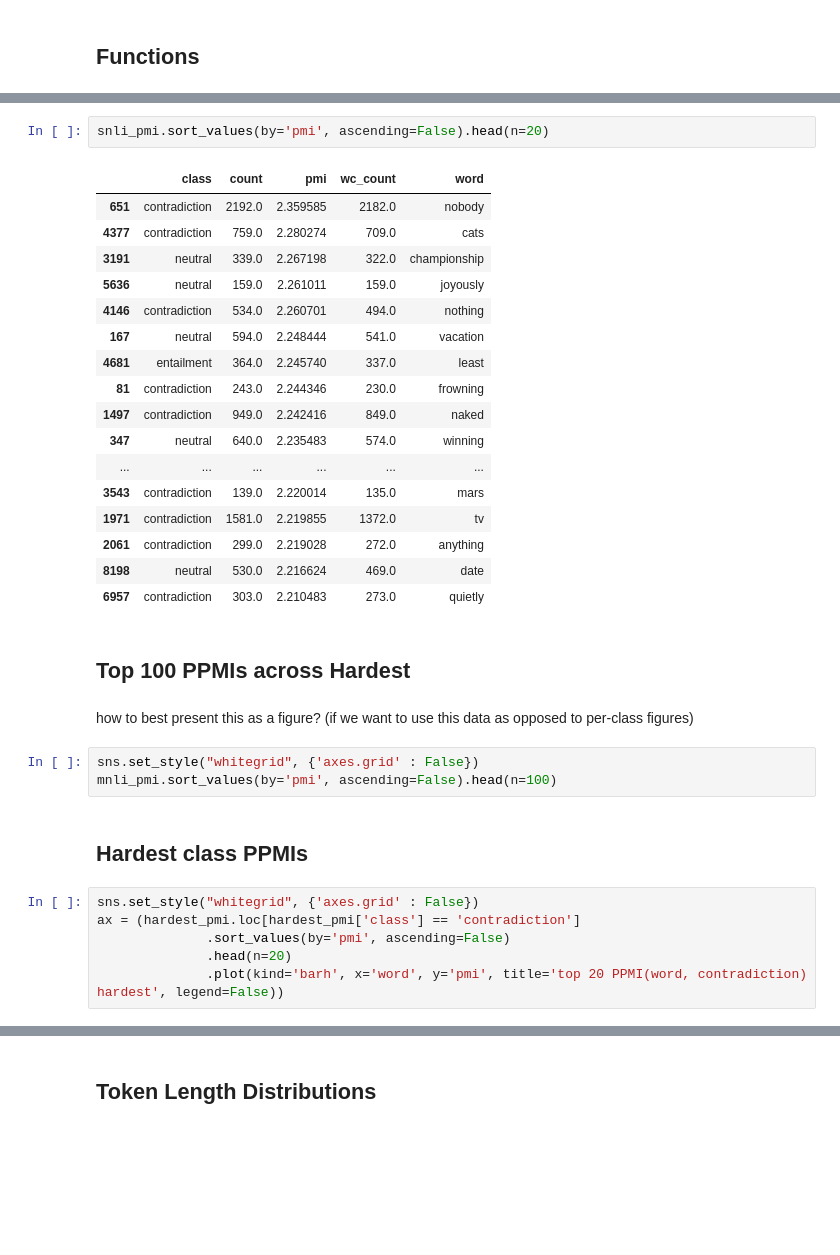
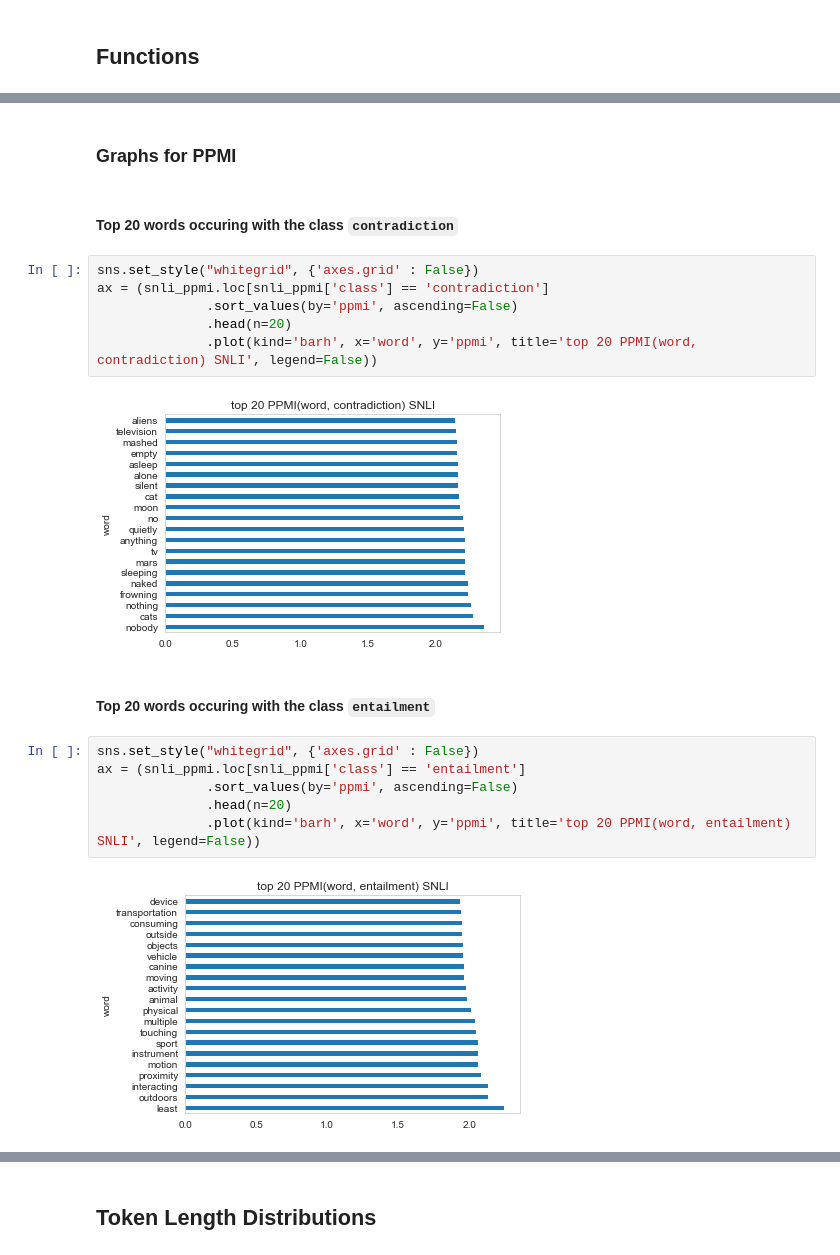
Before and after one commit to swabhs/notebooks, a Jupyter notebook: annotation_artifacts.ipynb, the cells around one changed output, grey strips where cells are left out. Drawn from its saved outputs; the diff is of its cells as text; blank space fills up the shorter version.

```diff
--- a/annotation_artifacts.ipynb
+++ b/annotation_artifacts.ipynb
@@ -182,35 +173,22 @@ hardest_pmi.sort_values(by='pmi', ascending=False).head(n=20)
-# %%
-snli_pmi.sort_values(by='pmi', ascending=False).head(n=20)
-# %% [output]
-|  | class | count | pmi | wc_count | word |
-| 651 | contradiction | 2192.0 | 2.359585 | 2182.0 | nobody |
-| 4377 | contradiction | 759.0 | 2.280274 | 709.0 | cats |
-| 3191 | neutral | 339.0 | 2.267198 | 322.0 | championship |
-| 5636 | neutral | 159.0 | 2.261011 | 159.0 | joyously |
-| 4146 | contradiction | 534.0 | 2.260701 | 494.0 | nothing |
-| 167 | neutral | 594.0 | 2.248444 | 541.0 | vacation |
-| 4681 | entailment | 364.0 | 2.245740 | 337.0 | least |
-| 81 | contradiction | 243.0 | 2.244346 | 230.0 | frowning |
-| 1497 | contradiction | 949.0 | 2.242416 | 849.0 | naked |
-| 347 | neutral | 640.0 | 2.235483 | 574.0 | winning |
-| ... | ... | ... | ... | ... | ... |
-| 3543 | contradiction | 139.0 | 2.220014 | 135.0 | mars |
-| 1971 | contradiction | 1581.0 | 2.219855 | 1372.0 | tv |
-| 2061 | contradiction | 299.0 | 2.219028 | 272.0 | anything |
-| 8198 | neutral | 530.0 | 2.216624 | 469.0 | date |
-| 6957 | contradiction | 303.0 | 2.210483 | 273.0 | quietly |
-# %% [markdown]
-## Top 100 PPMIs across Hardest
-# %% [markdown]
-how to best present this as a figure? (if we want to use this data as opposed to per-class figures)
+# %% [markdown]
+### Graphs for PPMI
+# %% [markdown]
+#### Top 20 words occuring with the class `contradiction`
 # %%
 sns.set_style("whitegrid", {'axes.grid' : False})
-mnli_pmi.sort_values(by='pmi', ascending=False).head(n=100)
+ax = (snli_ppmi.loc[snli_ppmi['class'] == 'contradiction']
+              .sort_values(by='ppmi', ascending=False)
+              .head(n=20)
+              .plot(kind='barh', x='word', y='ppmi', title='top 20 PPMI(word, contradiction) SNLI', legend=False))
+# %% [output]
+[figure, added]
-# %% [markdown]
-## Hardest class PPMIs
+# %% [markdown]
+#### Top 20 words occuring with the class `entailment`
 # %%
 sns.set_style("whitegrid", {'axes.grid' : False})
-ax = (hardest_pmi.loc[hardest_pmi['class'] == 'contradiction']
-              .sort_values(by='pmi', ascending=False)
+ax = (snli_ppmi.loc[snli_ppmi['class'] == 'entailment']
+              .sort_values(by='ppmi', ascending=False)
               .head(n=20)
-              .plot(kind='barh', x='word', y='pmi', title='top 20 PPMI(word, contradiction) hardest', legend=False))
+              .plot(kind='barh', x='word', y='ppmi', title='top 20 PPMI(word, entailment) SNLI', legend=False))
+# %% [output]
+[figure, added]
```
Also changed, not shown: parts of 21 cells of this notebook.
